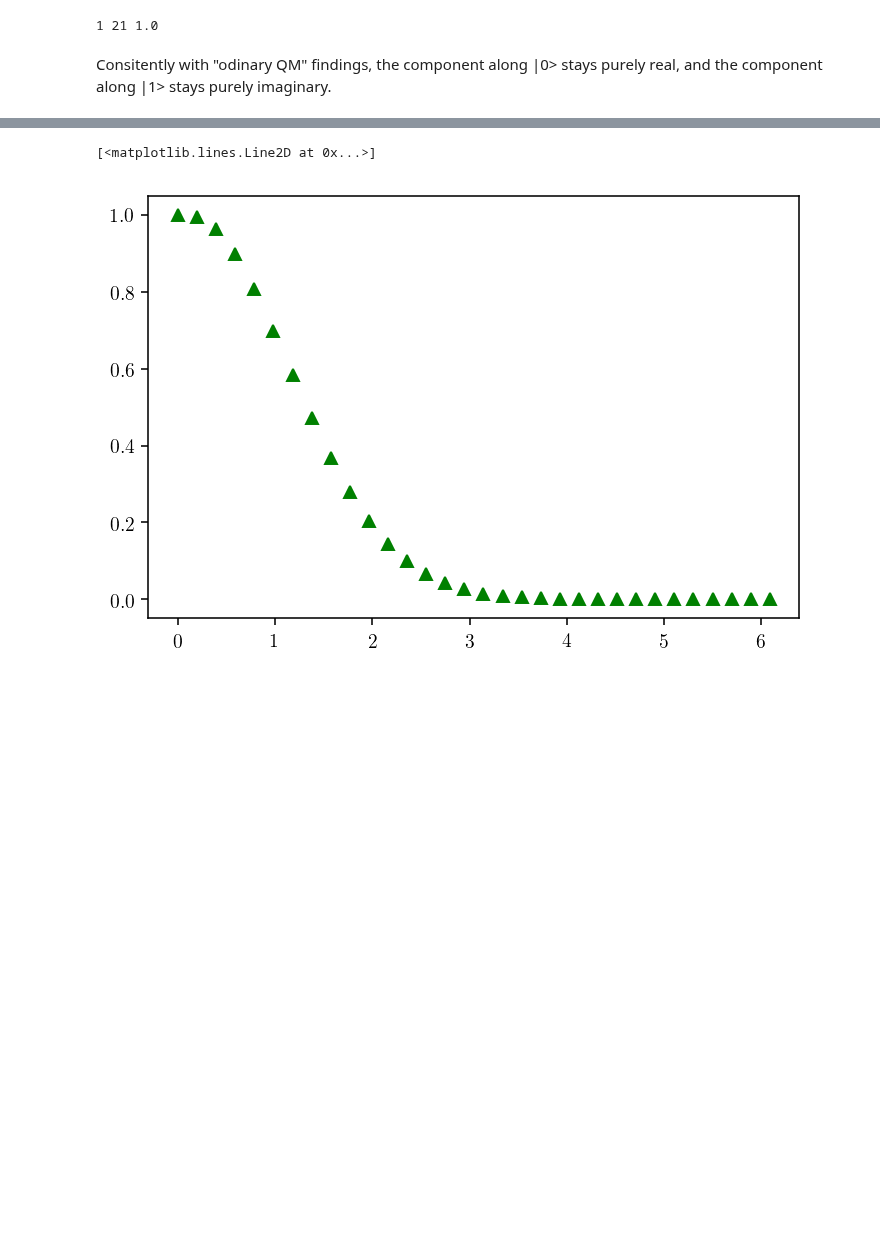
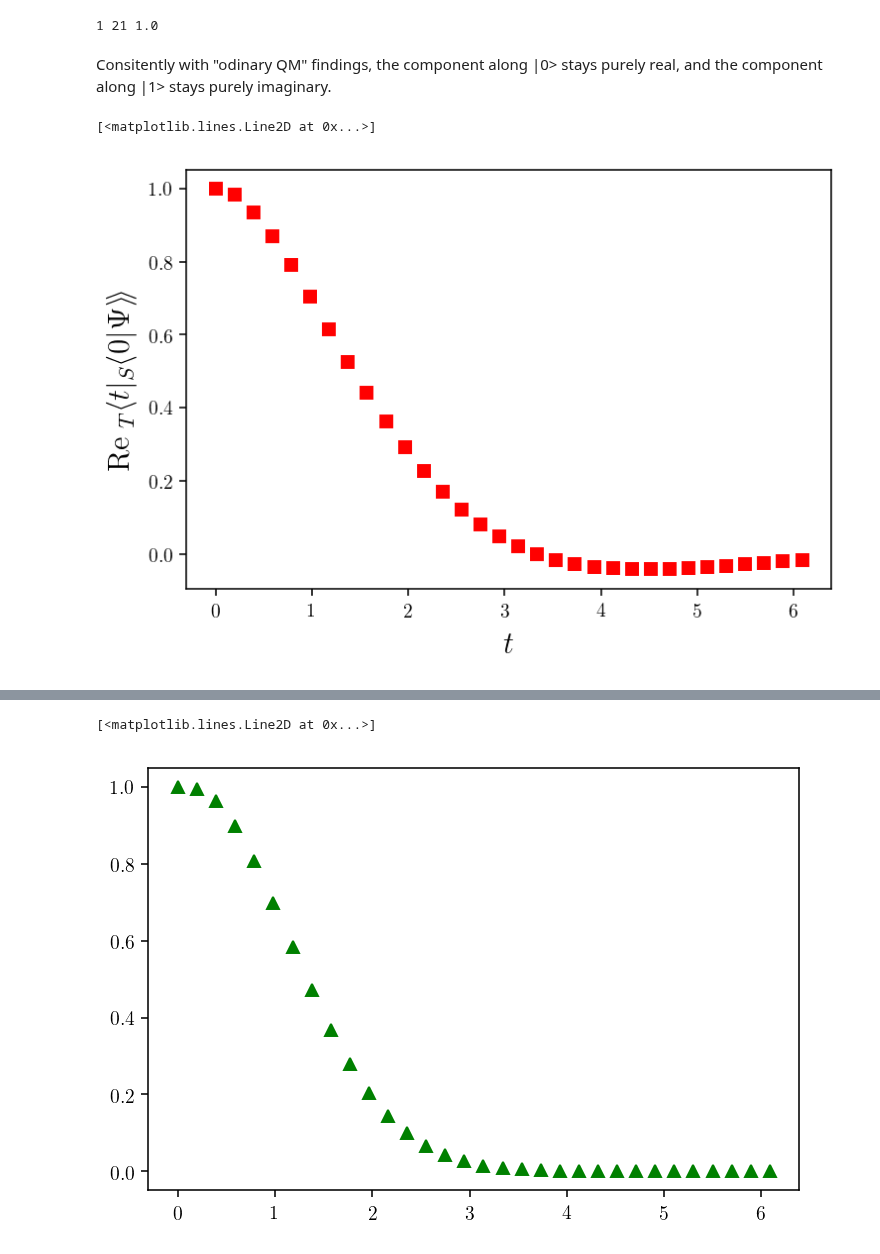
Before and after one commit to gderosa/timeq, a Jupyter notebook: comp/jupyter/detect.ipynb, the cells around one changed output, grey strips where cells are left out. Drawn from its saved outputs; the diff is of its cells as text; code cells hidden in the pictures; blank space fills up the shorter version.

Commit message:
plots of discrete pw detect evolution

```diff
--- a/comp/jupyter/detect.ipynb
+++ b/comp/jupyter/detect.ipynb
@@ -447,3 +447,10 @@ for i in range(0, 32):
         np.abs(qbhist[i][0]**2) + np.abs(qbhist[i][1]**2) )
     probs1[i] = np.abs(qbhist[i][1]**2) / (
         np.abs(qbhist[i][0]**2) + np.abs(qbhist[i][1]**2) )
+# %%
+plt.ylabel(r'$\mathrm{Re}{\;}_{T}\hspace{-.2em}\left\langle t | {}_{S}\hspace{-.2em}\left\langle 0 | \Psi \right\rangle\hspace{-.17em}\right\rangle $')
+plt.xlabel(r'$t$')
+plt.plot(times, real_parts0/norms[0], 'rs')
+# %% [output]
+[<matplotlib.lines.Line2D at 0x...>]
+[figure, added]
```
Also changed, not shown: parts of 2 cells of this notebook, 2 other files.
